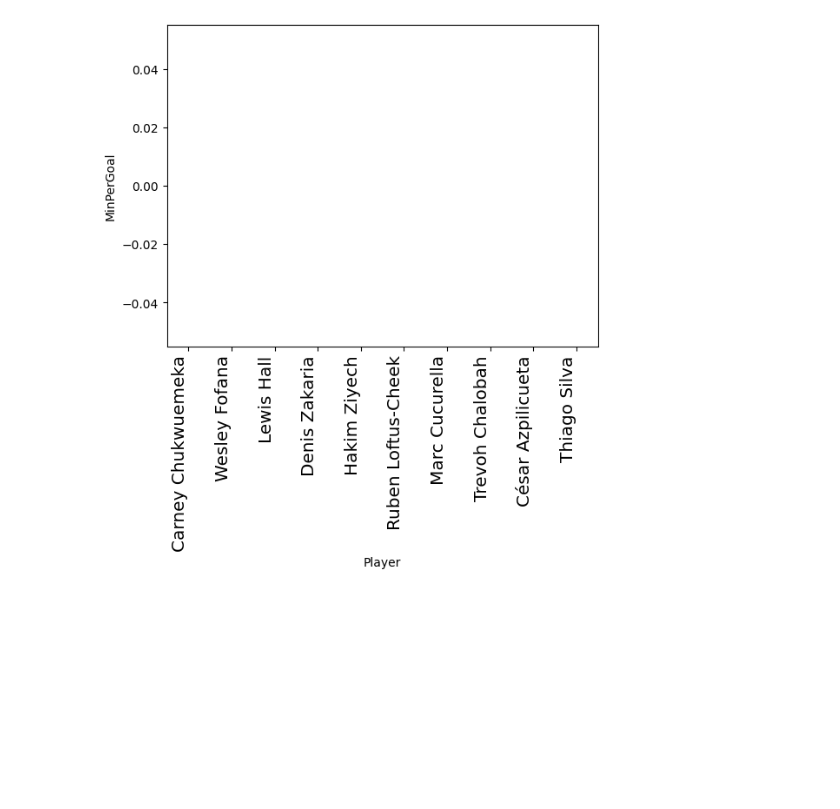
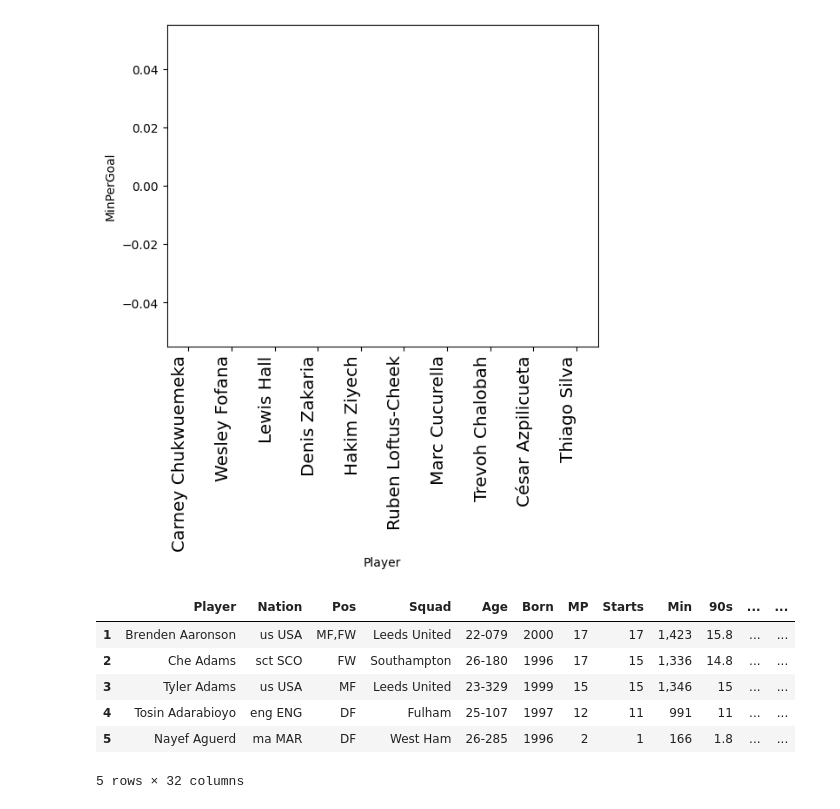
Before and after one commit to j-hussain/Chelsea-Analysis, a Jupyter notebook: notebook.ipynb, the cells around one changed output. Saved outputs shown, nothing was run; the diff lists cells and outputs as text; code cells hidden in the pictures; blank space fills up the shorter version.

Commit message:
scraped and cleaned big 5 leagues player data

```diff
--- a/notebook.ipynb
+++ b/notebook.ipynb
@@ -168,3 +168,19 @@ chart.set_xticklabels(
  Text(8, 0, 'César Azpilicueta'),
  Text(9, 0, 'Thiago Silva')]
 [figure]
+# %%
+# Import data set with player values from big5 leagues
+big5 = pd.read_csv("big5.csv")
+big5.columns = big5.iloc[0]
+big5.drop(0, inplace=True)
+big5.drop(["Rk"], axis=1, inplace=True)
+big5.reset_index()
+big5 = big5.loc[big5['Pos'] != 'GK']
+# %% [output]
+|  | Player | Nation | Pos | Squad | Age | Born | MP | Starts | Min | 90s | ... | ... |
+| 1 | Brenden Aaronson | us USA | MF,FW | Leeds United | 22-079 | 2000 | 17 | 17 | 1,423 | 15.8 | ... | ... |
+| 2 | Che Adams | sct SCO | FW | Southampton | 26-180 | 1996 | 17 | 15 | 1,336 | 14.8 | ... | ... |
+| 3 | Tyler Adams | us USA | MF | Leeds United | 23-329 | 1999 | 15 | 15 | 1,346 | 15 | ... | ... |
+| 4 | Tosin Adarabioyo | eng ENG | DF | Fulham | 25-107 | 1997 | 12 | 11 | 991 | 11 | ... | ... |
+| 5 | Nayef Aguerd | ma MAR | DF | West Ham | 26-285 | 1996 | 2 | 1 | 166 | 1.8 | ... | ... |
+5 rows × 32 columns
```
Also changed, not shown: 3 other files.
